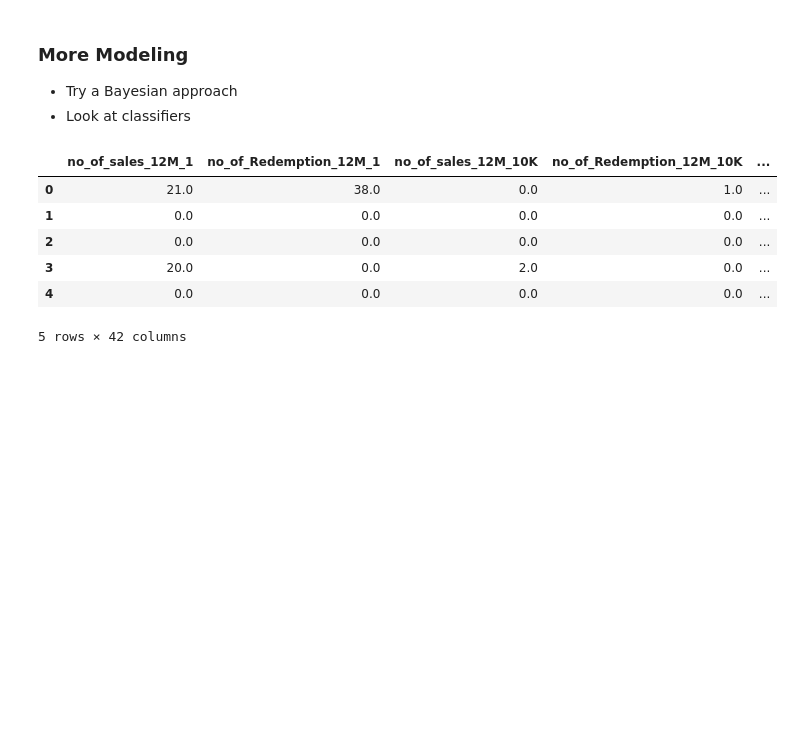
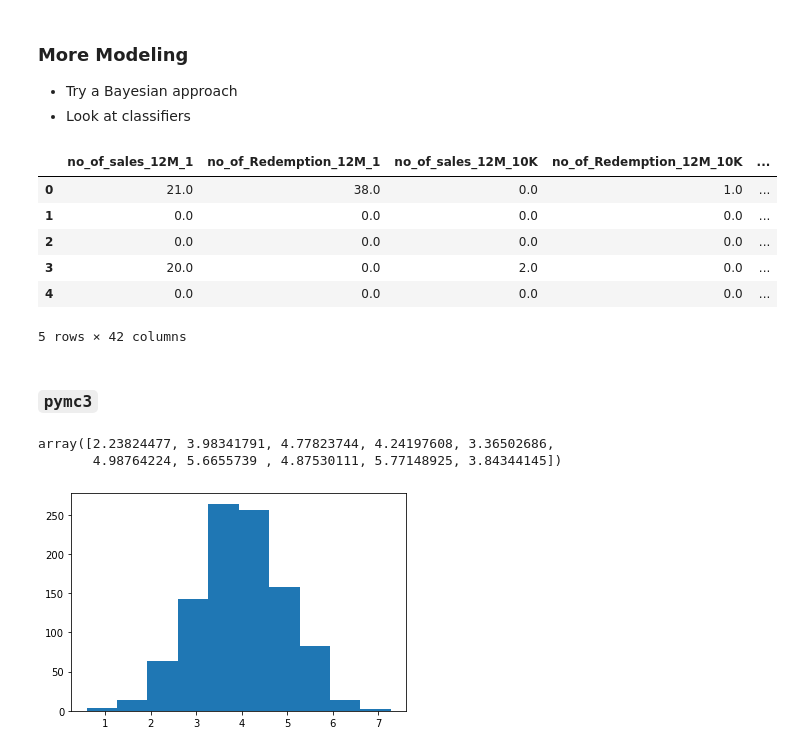
Before and after one commit to jfkoehler/october_aai, a Jupyter notebook: 03_other_models.ipynb, the cells around one changed output. Cells and saved outputs as stored; diff of their text form; code cells hidden in the pictures; blank space fills up the shorter version.

```diff
--- a/03_other_models.ipynb
+++ b/03_other_models.ipynb
@@ -22,3 +22,16 @@ data.head()
 | 3 | 20.0 | 0.0 | 2.0 | 0.0 | ... |
 | 4 | 0.0 | 0.0 | 0.0 | 0.0 | ... |
 5 rows × 42 columns
+# %% [markdown]
+### `pymc3`
+# %%
+x = np.random.normal(4, 1, size = 1000)
+# %%
+x[:10]
+# %% [output]
+array([2.23824477, 3.98341791, 4.77823744, 4.24197608, 3.36502686,
+       4.98764224, 5.6655739 , 4.87530111, 5.77148925, 3.84344145])
+# %%
+plt.hist(x);
+# %% [output]
+[figure, added]
```
Also changed, not shown: parts of 29 cells of this notebook.
